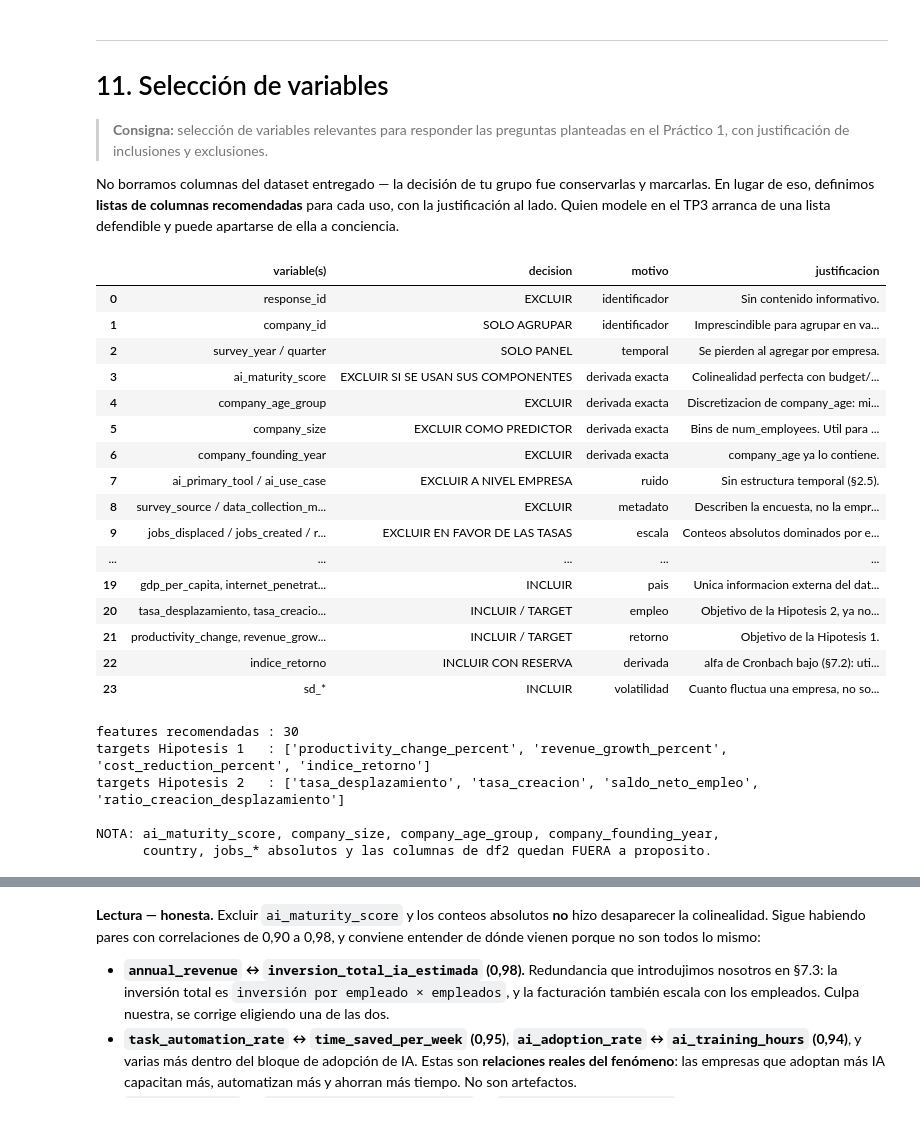
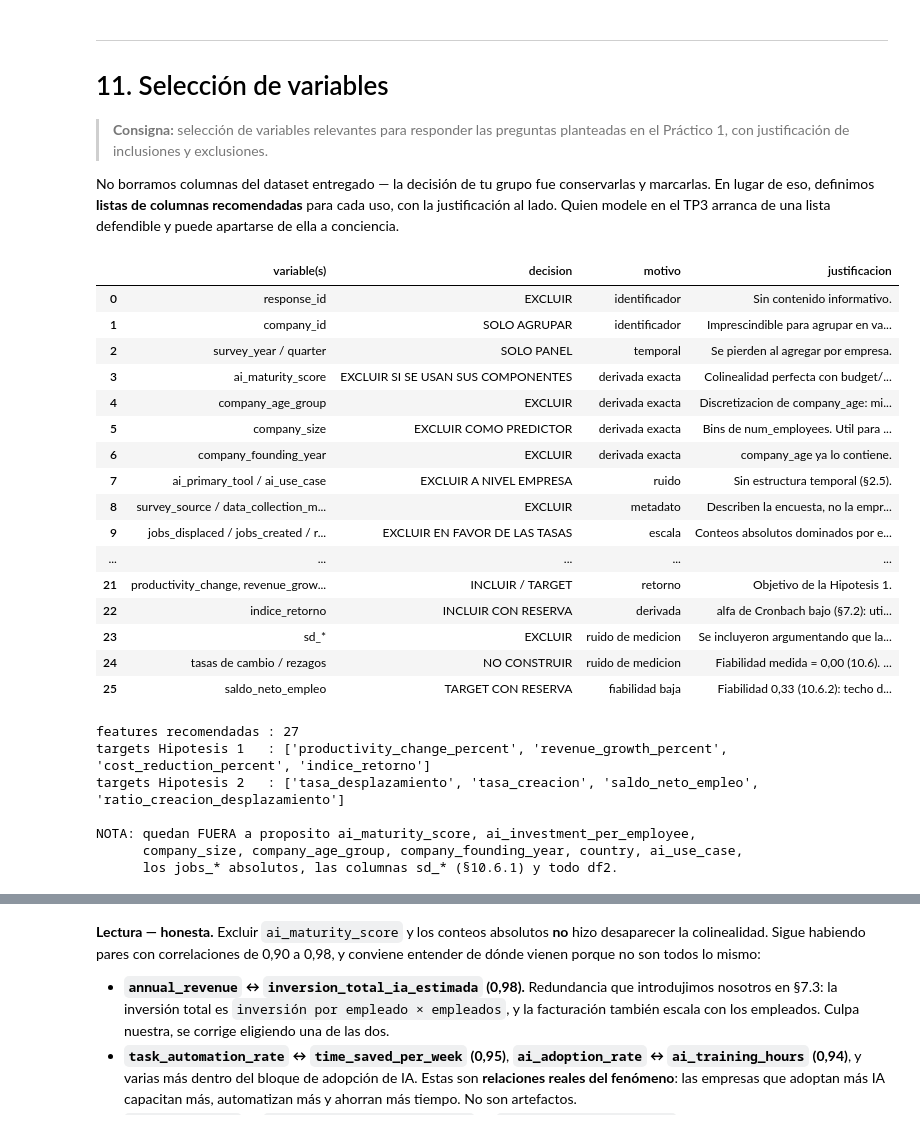
Before and after one commit to Franncippi/Proyecto-mentoria-M09, a Jupyter notebook: notebooks/02b_curacion_alternativa_y_temporal.ipynb, the cells around one changed output, grey strips where cells are left out. Saved outputs shown, nothing was run; the diff lists cells and outputs as text; code cells hidden in the pictures.

Commit message:
Corrige seleccion de variables: excluye sd_*, ai_investment_per_employee y data_privacy_level por fiabilidad medida; agrega seccion 10.6

```diff
--- a/notebooks/02b_curacion_alternativa_y_temporal.ipynb
+++ b/notebooks/02b_curacion_alternativa_y_temporal.ipynb
@@ -2486,53 +2618,62 @@ seleccion = pd.DataFrame([
  ("num_employees, annual_revenue, company_age","INCLUIR","estructura","Tamanio y antiguedad: controles basicos."),
  ("industry, region","INCLUIR (one-hot)","contexto","Baja cardinalidad, diferencias reales entre grupos (TP1 §3.1)."),
  ("ai_adoption_rate, years_using_ai, num_ai_tools_used","INCLUIR","adopcion","Nucleo de las dos hipotesis."),
  ("ai_budget_percentage, ai_projects_active, ai_training_hours","INCLUIR","inversion",
   "Componentes de la madurez: mas interpretables por separado que el indice."),
- ("ai_investment_per_employee, inversion_total_ia_estimada","INCLUIR","inversion","Dos dimensiones distintas del esfuerzo (§7.3)."),
+ ("ai_investment_per_employee, inversion_total_ia_estimada","EXCLUIR","derivadas",
+  "Es (ai_budget_percentage x annual_revenue) / num_employees (2.6b). Sus componentes ya estan incluidos."),
  ("task_automation_rate, time_saved_per_week","INCLUIR","automatizacion","Mecanismo propuesto en la Hipotesis 2."),
  ("ai_failure_rate, regulatory_compliance_score, ai_risk_management_score","INCLUIR","gobernanza",
   "Sin explorar en el TP1; posibles moderadores del retorno."),
  ("gdp_per_capita, internet_penetration, digital_maturity_index, ...","INCLUIR","pais",
   "Unica informacion externa del dataset (§2.4). Ojo: solo 30 valores distintos."),
  ("tasa_desplazamiento, tasa_creacion, saldo_neto_empleo","INCLUIR / TARGET","empleo","Objetivo de la Hipotesis 2, ya normalizado."),
  ("productivity_change, revenue_growth, cost_reduction","INCLUIR / TARGET","retorno","Objetivo de la Hipotesis 1."),
  ("indice_retorno","INCLUIR CON RESERVA","derivada","alfa de Cronbach bajo (§7.2): util para agrupar, no para predecir."),
- ("sd_*","INCLUIR","volatilidad","Cuanto fluctua una empresa, no solo su nivel promedio."),
+ ("sd_*","EXCLUIR","ruido de medicion",
+  "Se incluyeron argumentando que la volatilidad es informacion propia. MEDIDO en 10.6.1: fiabilidad 0,01-0,06. Se conservan en el dataset pero fuera de las features."),
+ ("tasas de cambio / rezagos","NO CONSTRUIR","ruido de medicion",
+  "Fiabilidad medida = 0,00 (10.6). Cualquier feature temporal por empresa es error de estimacion."),
+ ("saldo_neto_empleo","TARGET CON RESERVA","fiabilidad baja",
+  "Fiabilidad 0,33 (10.6.2): techo de R2 ~0,33. Preferible modelar tasa_creacion (0,90) y tasa_desplazamiento (0,79) por separado."),
 ], columns=["variable(s)","decision","motivo","justificacion"])
 
 pd.set_option("display.max_colwidth", 95)
 seleccion
 # %% [output]
 |  | variable(s) | decision | motivo | justificacion |
 | 0 | response_id | EXCLUIR | identificador | Sin contenido informativo. |
 | 1 | company_id | SOLO AGRUPAR | identificador | Imprescindible para agrupar en va... |
 | 2 | survey_year / quarter | SOLO PANEL | temporal | Se pierden al agregar por empresa. |
 | 3 | ai_maturity_score | EXCLUIR SI SE USAN SUS COMPONENTES | derivada exacta | Colinealidad perfecta con budget/... |
 | 4 | company_age_group | EXCLUIR | derivada exacta | Discretizacion de company_age: mi... |
 | 5 | company_size | EXCLUIR COMO PREDICTOR | derivada exacta | Bins de num_employees. Util para ... |
 | 6 | company_founding_year | EXCLUIR | derivada exacta | company_age ya lo contiene. |
 | 7 | ai_primary_tool / ai_use_case | EXCLUIR A NIVEL EMPRESA | ruido | Sin estructura temporal (§2.5). |
 | 8 | survey_source / data_collection_m... | EXCLUIR | metadato | Describen la encuesta, no la empr... |
 | 9 | jobs_displaced / jobs_created / r... | EXCLUIR EN FAVOR DE LAS TASAS | escala | Conteos absolutos dominados por e... |
 | ... | ... | ... | ... | ... |
-| 19 | gdp_per_capita, internet_penetrat... | INCLUIR | pais | Unica informacion externa del dat... |
-| 20 | tasa_desplazamiento, tasa_creacio... | INCLUIR / TARGET | empleo | Objetivo de la Hipotesis 2, ya no... |
 | 21 | productivity_change, revenue_grow... | INCLUIR / TARGET | retorno | Objetivo de la Hipotesis 1. |
 | 22 | indice_retorno | INCLUIR CON RESERVA | derivada | alfa de Cronbach bajo (§7.2): uti... |
-| 23 | sd_* | INCLUIR | volatilidad | Cuanto fluctua una empresa, no so... |
+| 23 | sd_* | EXCLUIR | ruido de medicion | Se incluyeron argumentando que la... |
+| 24 | tasas de cambio / rezagos | NO CONSTRUIR | ruido de medicion | Fiabilidad medida = 0,00 (10.6). ... |
+| 25 | saldo_neto_empleo | TARGET CON RESERVA | fiabilidad baja | Fiabilidad 0,33 (10.6.2): techo d... |
 # %%
 # Listas concretas para el TP3
 FEATURES_ESTRUCTURA = ["num_employees","annual_revenue_usd_millions","company_age"]
+# ai_investment_per_employee e inversion_total_ia_estimada quedan FUERA: la primera es
+# (ai_budget_percentage x annual_revenue) / num_employees (§2.6b) y la segunda se deriva de ella.
+# Sus tres componentes ya estan en la lista, asi que no aportan informacion nueva y si colinealidad.
 FEATURES_ADOPCION   = ["ai_adoption_rate","years_using_ai","num_ai_tools_used","ai_projects_active",
-                       "ai_budget_percentage","ai_training_hours","ai_investment_per_employee",
-                       "inversion_total_ia_estimada","antiguedad_ia_relativa"]
+                       "ai_budget_percentage","ai_training_hours","antiguedad_ia_relativa"]
 FEATURES_OPERACION  = ["task_automation_rate","time_saved_per_week","remote_work_percentage",
                        "employee_satisfaction_score"]
 FEATURES_GOBERNANZA = ["ai_failure_rate","regulatory_compliance_score","ai_risk_management_score"]
 FEATURES_PAIS       = ["gdp_per_capita","internet_penetration","digital_maturity_index",
                        "ai_patent_filings_2024","ai_researchers_per_million"]
-FEATURES_CATEG      = ["industry","region","ai_adoption_stage","data_privacy_level",
-                       "country_ai_policy","ai_ethics_committee"]
+# data_privacy_level queda fuera: su persistencia trimestral es +1,6% sobre el azar (§2.5),
+# o sea que no describe un estado estable de la empresa.
+FEATURES_CATEG      = ["industry","region","ai_adoption_stage","country_ai_policy","ai_ethics_committee"]
 
 TARGETS_RETORNO = ["productivity_change_percent","revenue_growth_percent","cost_reduction_percent","indice_retorno"]
 TARGETS_EMPLEO  = ["tasa_desplazamiento","tasa_creacion","saldo_neto_empleo","ratio_creacion_desplazamiento"]
@@ -2543,8 +2684,9 @@ FEATURES_MODELADO = (FEATURES_ESTRUCTURA + FEATURES_ADOPCION + FEATURES_OPERACIO
 print(f"features recomendadas : {len(FEATURES_MODELADO)}")
 print(f"targets Hipotesis 1   : {TARGETS_RETORNO}")
 print(f"targets Hipotesis 2   : {TARGETS_EMPLEO}")
-print(f"\nNOTA: ai_maturity_score, company_size, company_age_group, company_founding_year,")
-print( "      country, jobs_* absolutos y las columnas de df2 quedan FUERA a proposito.")
+print("\nNOTA: quedan FUERA a proposito ai_maturity_score, ai_investment_per_employee,")
+print(  "      company_size, company_age_group, company_founding_year, country, ai_use_case,")
+print(  "      los jobs_* absolutos, las columnas sd_* (§10.6.1) y todo df2.")
 
 
 # --- Lista reducida: eliminacion codiciosa de features con |r| > 0.9 ---
@@ -2564,12 +2706,13 @@ def reducir_por_colinealidad(X, umbral=0.9):
         cb = (sub[b].drop(b) > umbral).sum()
         quedan.remove(a if ca >= cb else b)
 # %% [output]
-features recomendadas : 30
+features recomendadas : 27
 targets Hipotesis 1   : ['productivity_change_percent', 'revenue_growth_percent', 'cost_reduction_percent', 'indice_retorno']
 targets Hipotesis 2   : ['tasa_desplazamiento', 'tasa_creacion', 'saldo_neto_empleo', 'ratio_creacion_desplazamiento']
 
-NOTA: ai_maturity_score, company_size, company_age_group, company_founding_year,
-      country, jobs_* absolutos y las columnas de df2 quedan FUERA a proposito.
+NOTA: quedan FUERA a proposito ai_maturity_score, ai_investment_per_employee,
+      company_size, company_age_group, company_founding_year, country, ai_use_case,
+      los jobs_* absolutos, las columnas sd_* (§10.6.1) y todo df2.
 # %%
 # Chequeo final de colinealidad sobre la seleccion recomendada
 X = empresas[[c for c in FEATURES_MODELADO if c in empresas.columns
```
Also changed, not shown: parts of 12 cells of this notebook, 1 other file.
